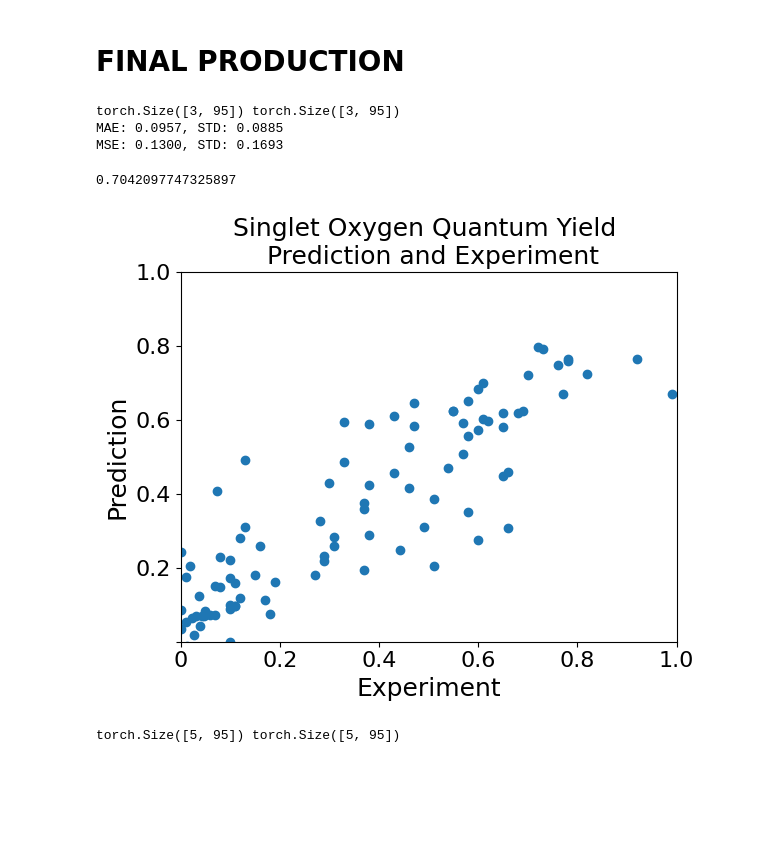
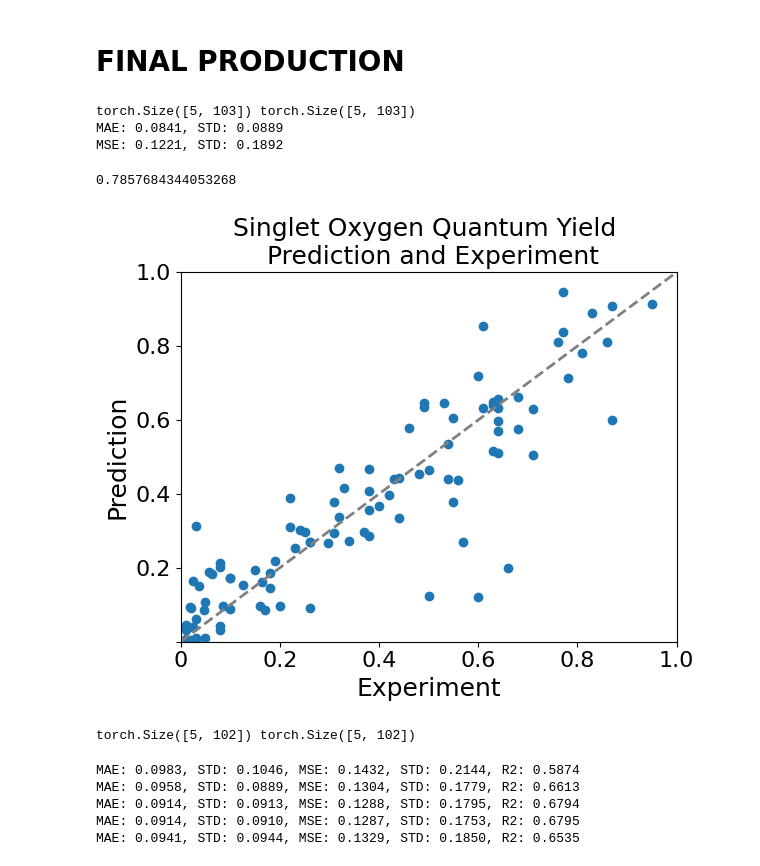
Before and after one commit to howardwang1997/AI4PS, a Jupyter notebook: draw/gnn/correlation.ipynb, the cells around one changed output. Saved outputs shown, nothing was run; the diff lists cells and outputs as text; code cells hidden in the pictures; blank space fills up the shorter version.

```diff
--- a/draw/gnn/correlation.ipynb
+++ b/draw/gnn/correlation.ipynb
@@ -30,14 +30,14 @@ plt.show()
 0.18751734495162964
 [figure]
 # %%
-# read ensemble data, optional
+# read ensemble data, check 5 fold results, optional, updated
 import json
 import torch
 
 
 # variables
-ckpt_template = '/mnt/bn/ai4s-hl/bamboo/hongyi/debug/checkpoints/soqy_final_rg_ens_0_seed_52_fold_3_checkpoint.pt'
-fold = 1 # 3
+ckpt_template = '/mnt/bn/ai4s-hl/bamboo/hongyi/debug/checkpoints/soqy_final_dmf_ens_0_seed_72_fold_0_checkpoint.pt'
+fold = 4 # 4
 
 ckpt_path = ckpt_template.replace('fold_0', f'fold_{fold}')
 data = torch.load(ckpt_path)
@@ -46,7 +46,7 @@ predictions = [list(data['targets']['predictions'].reshape(-1).numpy())]
 targets = [list(data['targets']['targets'].numpy())]
 
 for i in range(1,4):
-    ckpt_path = ckpt_template.replace('ens0', f'ens{i}').replace('fold_0', f'fold_{fold}')
+    ckpt_path = ckpt_template.replace('ens_0', f'ens_{i}').replace('fold_0', f'fold_{fold}')
     data = torch.load(ckpt_path)
     predictions.append(list(data['targets']['predictions'].reshape(-1).numpy()))
     targets.append(data['targets']['targets'])
@@ -136,8 +136,8 @@ import json
 import torch
 
 # variables
-ckpt_template = '/mnt/bn/ai4s-hl/bamboo/hongyi/debug/checkpoints/soqy_final_rg_ens_0_seed_52_fold_3_checkpoint.pt'
-fold = 3 # 3
+ckpt_template = '/mnt/bn/ai4s-hl/bamboo/hongyi/debug/checkpoints/soqy_final_dmf_ens_0_seed_72_fold_0_checkpoint.pt'
+fold = 4 # 3
 
 ckpt_path = ckpt_template.replace('fold_0', f'fold_{fold}')
 data = torch.load(ckpt_path)
@@ -145,8 +145,8 @@ data = torch.load(ckpt_path)
 predictions = [list(data['targets']['predictions'].reshape(-1).numpy())]
 targets = [list(data['targets']['targets'].numpy())]
 
-for i in range(1,3):
-    ckpt_path = ckpt_template.replace('ens_0', f'ens_{i}')#.replace('fold_0', f'fold_{fold}')
+for i in range(1,5):
+    ckpt_path = ckpt_template.replace('ens_0', f'ens_{i}').replace('fold_0', f'fold_{fold}')
     data = torch.load(ckpt_path)
     predictions.append(list(data['targets']['predictions'].reshape(-1).numpy()))
     targets.append(data['targets']['targets'])
@@ -167,30 +167,31 @@ rmse = se.mean().sqrt()
 rsse = se.std().sqrt()
 print(f'MSE: {rmse:.4f}, STD: {rsse:.4f}')
 # %% [output]
-torch.Size([3, 95]) torch.Size([3, 95])
-MAE: 0.0957, STD: 0.0885
-MSE: 0.1300, STD: 0.1693
+torch.Size([5, 103]) torch.Size([5, 103])
+MAE: 0.0841, STD: 0.0889
+MSE: 0.1221, STD: 0.1892
 # %%
 from matplotlib import pyplot as plt
 import numpy as np
 
 np_pred = np.array(predictions)
 np_targ = np.array(targets)
 r2 = 1 - np.mean((np_pred - np_targ)**2)/np.var(np_pred)
 print(r2)
 fig, ax1 = plt.subplots()
 ax1.scatter(targets, predictions)
+ax1.plot([0, 1], [0, 1], transform=ax1.transAxes, color='gray', linestyle='--', linewidth=2)
 ax1.set_xlabel('Experiment', fontsize=18)
 ax1.set_ylabel('Prediction', fontsize=18)
 ax1.set_xlim(-0.0, 1.0)
 ax1.set_ylim(-0.0, 1.0)
 ax1.set_xticks([0, 0.2, 0.4, 0.6, 0.8, 1.0], [0, 0.2, 0.4, 0.6, 0.8, 1.0], fontsize=16)
 ax1.set_yticks([0, 0.2, 0.4, 0.6, 0.8, 1.0], ['', 0.2, 0.4, 0.6, 0.8, 1.0], fontsize=16)
 ax1.set_title('Singlet Oxygen Quantum Yield \n Prediction and Experiment', fontsize=18)
 fig.show()
 # %% [output]
-0.7042097747325897
+0.7857684344053268
-[figure, old version]
+[figure, new version]
 # %%
 # final production, soqy, single model
 import json
@@ -198,7 +199,7 @@ import torch
 
 
 # variables
-ckpt_template = '/mnt/bn/ai4s-hl/bamboo/hongyi/debug/checkpoints/soqy_final_rg_ens_0_seed_52_fold_3_checkpoint.pt'
+ckpt_template = '/mnt/bn/ai4s-hl/bamboo/hongyi/debug/checkpoints/soqy_final_dmf_ens_0_seed_72_fold_0_checkpoint.pt'
 fold = 3 # 3
 
 ckpt_path = ckpt_template.replace('fold_0', f'fold_{fold}')
@@ -208,7 +209,7 @@ predictions = [list(data['targets']['predictions'].reshape(-1).numpy())]
 targets = [list(data['targets']['targets'].numpy())]
 
 for i in range(1,5):
-    ckpt_path = ckpt_template.replace('ens_0', f'ens_{i}')#.replace('fold_0', f'fold_{fold}')
+    ckpt_path = ckpt_template.replace('ens_0', f'ens_{i}').replace('fold_0', f'fold_{fold}')
     data = torch.load(ckpt_path)
     predictions.append(list(data['targets']['predictions'].reshape(-1).numpy()))
     targets.append(data['targets']['targets'])
@@ -217,4 +218,24 @@ predictions = torch.tensor(predictions)
 targets = torch.tensor(targets)
 print(predictions.shape, targets.shape)
 # %% [output]
-torch.Size([5, 95]) torch.Size([5, 95])
+torch.Size([5, 102]) torch.Size([5, 102])
+# %%
+for i in range(predictions.shape[0]):
+    np_pred = np.array(predictions[i])
+    np_targ = np.array(targets[i])
+    r2 = 1 - np.mean((np_pred - np_targ)**2)/np.var(np_pred)
+
+    ae = torch.abs(predictions[i] - targets[i])
+    mae = ae.mean()
+    sae = ae.std()
+
+    se = (predictions[i] - targets[i])**2
+    rmse = se.mean().sqrt()
+    rsse = se.std().sqrt()
+    print(f'MAE: {mae:.4f}, STD: {sae:.4f}, MSE: {rmse:.4f}, STD: {rsse:.4f}, R2: {r2:.4f}')
+# %% [output]
+MAE: 0.0983, STD: 0.1046, MSE: 0.1432, STD: 0.2144, R2: 0.5874
+MAE: 0.0958, STD: 0.0889, MSE: 0.1304, STD: 0.1779, R2: 0.6613
+MAE: 0.0914, STD: 0.0913, MSE: 0.1288, STD: 0.1795, R2: 0.6794
+MAE: 0.0914, STD: 0.0910, MSE: 0.1287, STD: 0.1753, R2: 0.6795
+MAE: 0.0941, STD: 0.0944, MSE: 0.1329, STD: 0.1850, R2: 0.6535
```
Also changed, not shown: parts of 9 cells of this notebook, 1 other file.
